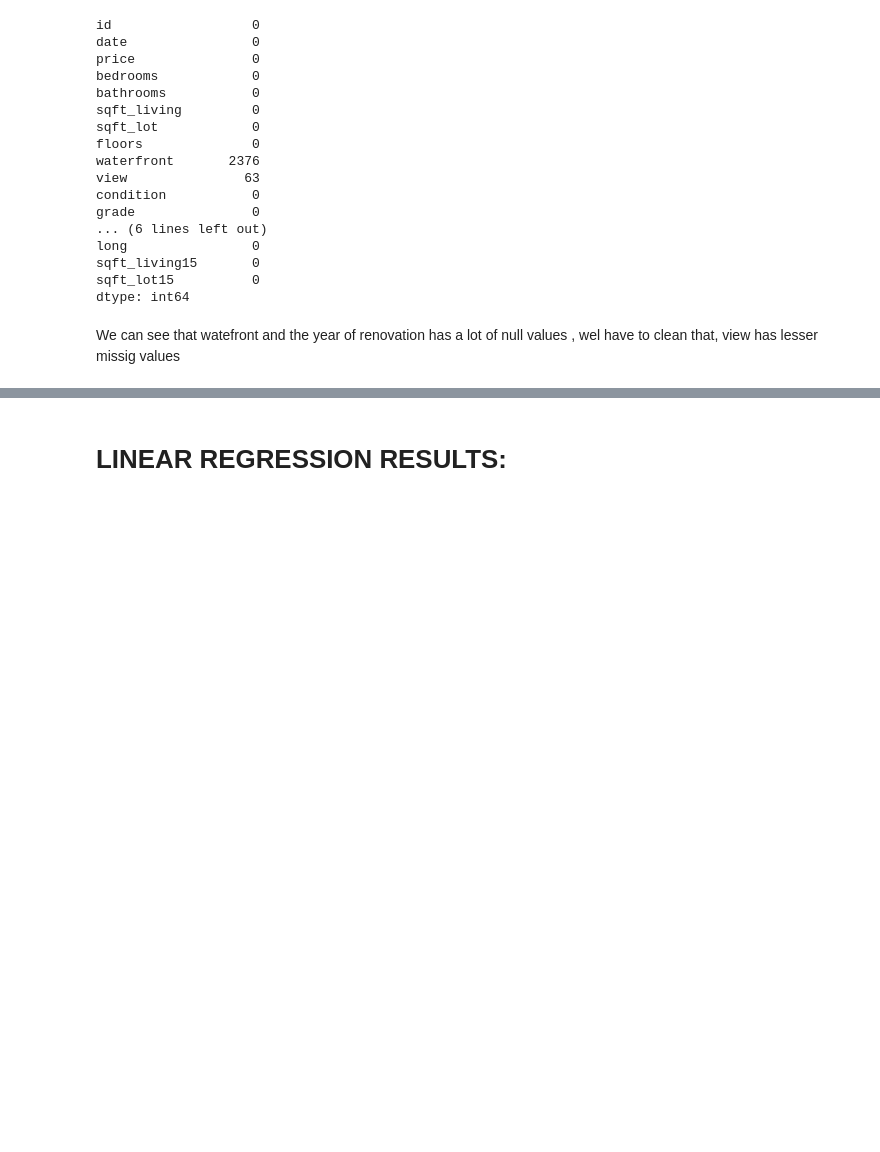
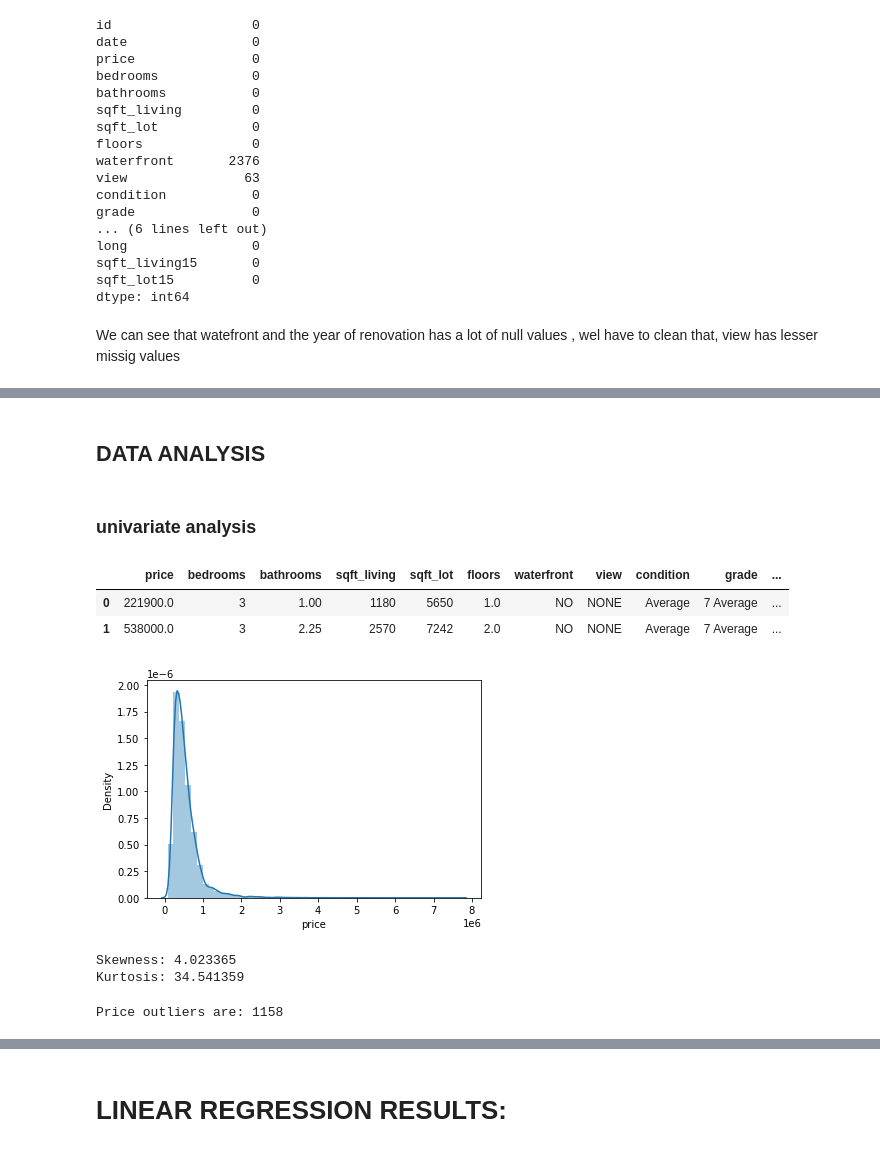
Before and after one commit to Kandy372/KingHouse_prediction-372, a Jupyter notebook: student.ipynb, the cells around one changed output, grey strips where cells are left out. Drawn from its saved outputs; the diff is of its cells as text; code cells hidden in the pictures; blank space fills up the shorter version.

```diff
--- a/student.ipynb
+++ b/student.ipynb
@@ -135,0 +222,4 @@ After discussing the structure of the data and any problems that need to be clea
+# %%
+#replacing view with mode
+house['view'] = house['view'].fillna(house['view'].mode()[0])
+house.head()
@@ -135,0 +242,4 @@ After discussing the structure of the data and any problems that need to be clea
+# %%
+#replacing waterfront with mode
+house['waterfront'] = house['waterfront'].fillna(house['waterfront'].mode()[0])
+house.head(2)
@@ -135,0 +256,4 @@ After discussing the structure of the data and any problems that need to be clea
+# %%
+#Drop some of the columns in the dataframe
+house.drop(["id","date","sqft_basement"], axis=1, inplace=True)
+house.info()
@@ -135,0 +287,31 @@ After discussing the structure of the data and any problems that need to be clea
+# %% [markdown]
+##  DATA ANALYSIS
+# %% [markdown]
+### univariate analysis
+# %%
+house.head(2)
+# %% [output]
+|  | price | bedrooms | bathrooms | sqft_living | sqft_lot | floors | waterfront | view | condition | grade | ... |
+| 0 | 221900.0 | 3 | 1.00 | 1180 | 5650 | 1.0 | NO | NONE | Average | 7 Average | ... |
+| 1 | 538000.0 | 3 | 2.25 | 2570 | 7242 | 2.0 | NO | NONE | Average | 7 Average | ... |
+# %%
+#lets check the distribution of price
+sns.distplot(house["price"]);
+# %% [output]
+[figure, added]
+# %%
+#skewness and kurtosis
+print("Skewness: %f" % house['price'].skew())
+print("Kurtosis: %f" % house['price'].kurt())
+# %% [output]
+Skewness: 4.023365
+Kurtosis: 34.541359
+# %%
+Q1_price = house['price'].quantile(.25)
+Q3_price = house['price'].quantile(.75)
+IQR_price = Q3_price - Q1_price
+anomalies = house[(house.price < Q1_price - 1.5* IQR_price)  |
+                    (house.price > Q3_price + 1.5 * IQR_price) ]
+print('Price outliers are: ' + str(anomalies.price.count()))
+# %% [output]
+Price outliers are: 1158
```
Also changed, not shown: parts of 71 cells of this notebook.
